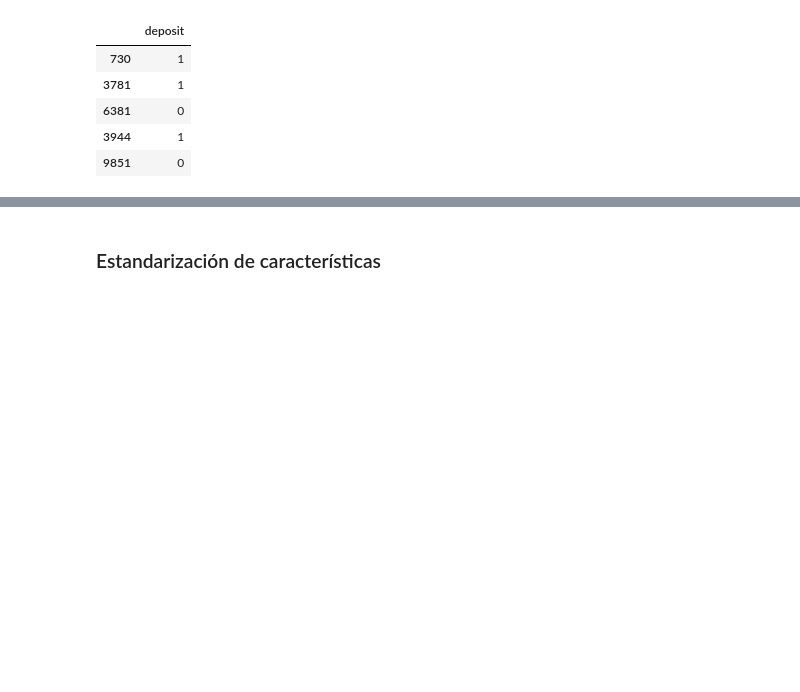
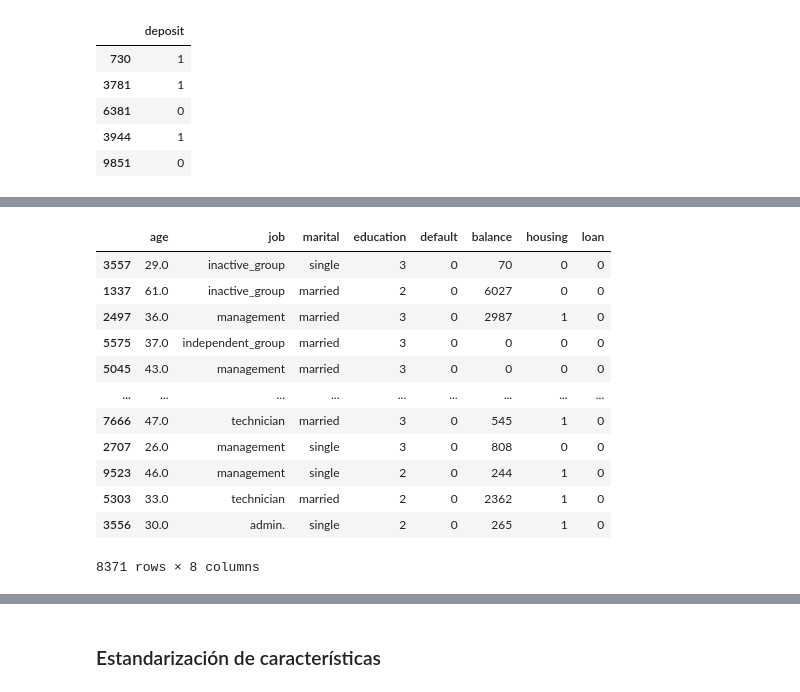
Before and after one commit to natalyamn/MachineLearning_ITAcademy, a Jupyter notebook: Sprint 6_PreparacionDatos.ipynb, the cells around one changed output, grey strips where cells are left out. Cells and saved outputs as stored; diff of their text form; code cells hidden in the pictures; blank space fills up the shorter version.

```diff
--- a/Sprint 6_PreparacionDatos.ipynb
+++ b/Sprint 6_PreparacionDatos.ipynb
@@ -195,3 +252,19 @@ Utilizo **One-Hot Encoding** para las características `job`, `marital`y `educat
+# %%
+X_train
+# %% [output]
+|  | age | job | marital | education | default | balance | housing | loan |
+| 3557 | 29.0 | inactive_group | single | 3 | 0 | 70 | 0 | 0 |
+| 1337 | 61.0 | inactive_group | married | 2 | 0 | 6027 | 0 | 0 |
+| 2497 | 36.0 | management | married | 3 | 0 | 2987 | 1 | 0 |
+| 5575 | 37.0 | independent_group | married | 3 | 0 | 0 | 0 | 0 |
+| 5045 | 43.0 | management | married | 3 | 0 | 0 | 0 | 0 |
+| ... | ... | ... | ... | ... | ... | ... | ... | ... |
+| 7666 | 47.0 | technician | married | 3 | 0 | 545 | 1 | 0 |
+| 2707 | 26.0 | management | single | 3 | 0 | 808 | 0 | 0 |
+| 9523 | 46.0 | management | single | 2 | 0 | 244 | 1 | 0 |
+| 5303 | 33.0 | technician | married | 2 | 0 | 2362 | 1 | 0 |
+| 3556 | 30.0 | admin. | single | 2 | 0 | 265 | 1 | 0 |
+8371 rows × 8 columns
 # %%
 from sklearn.preprocessing import OneHotEncoder
 
```
Also changed, not shown: parts of 27 cells of this notebook.
